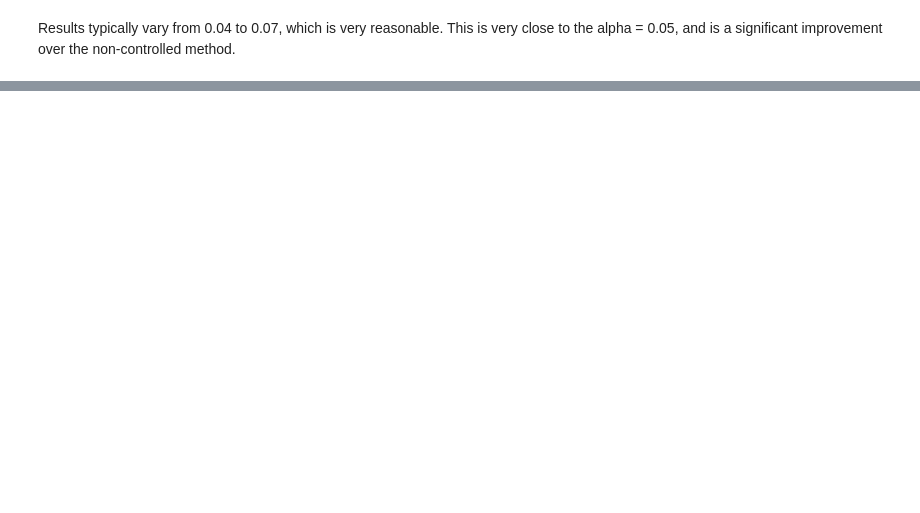
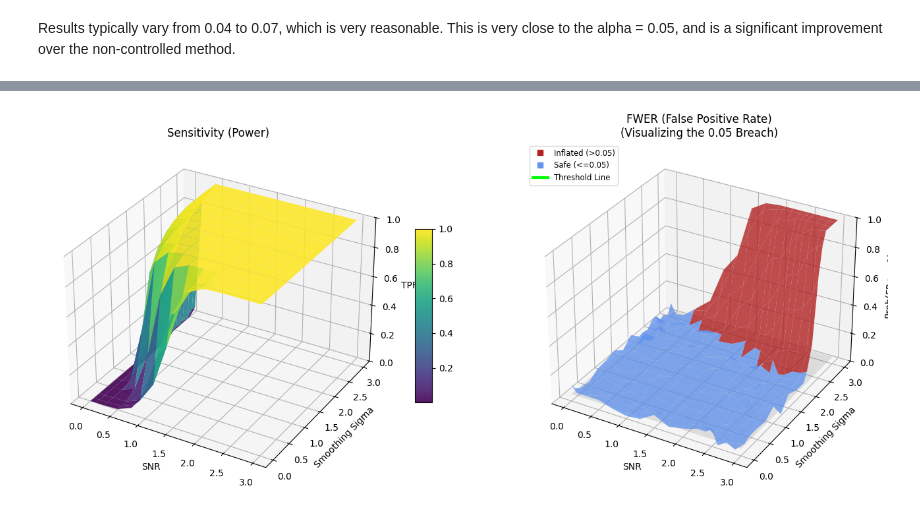
Before and after one commit to lt22412/group_project, a Jupyter notebook: voxel_wise_permutation/voxel_wise_permutation_test.ipynb, the cells around one changed output, grey strips where cells are left out. Drawn from its saved outputs; the diff is of its cells as text; code cells hidden in the pictures; blank space fills up the shorter version.

Commit message:
added fake signal and plotted fwer and sensitivity against smoothing sigma and signal strength

```diff
--- a/voxel_wise_permutation/voxel_wise_permutation_test.ipynb
+++ b/voxel_wise_permutation/voxel_wise_permutation_test.ipynb
@@ -281,0 +333,18 @@ Results typically vary from 0.04 to 0.07, which is very reasonable. This is very
+# %%
+# 1. Define Ranges
+test_snrs = [0, 0.1, 0.25, 0.5, 0.75, 1.0, 1.25, 1.5, 1.75, 2.0, 2.1, 2.25, 2.4, 2.5, 2.6, 2.75, 2.9, 3.0]
+test_sigmas = [0, 0.1, 0.25, 0.5, 0.75, 1.0, 1.25, 1.5, 1.75, 2.0, 2.1, 2.25, 2.4, 2.5, 2.6, 2.75, 2.9, 3.0] # Low smooth -> High smooth
+
+# 2. Run Sweep
+# NOTE: n_runs=20 and n_perm=50 is LOW quality but fast (for testing).
+# For the final report, try n_runs=50, n_perm=100 (Run this overnight).
+sens_mat, fwer_mat = hf.run_2d_sweep(
+    n_runs=100,
+    n_subj=n_subj,
+    img_side=img_side_length,
+    snr_levels=test_snrs,
+    sigma_levels=test_sigmas,
+    alpha=0.05,
+    signal_radius=6,
+    n_perm=500
+)
@@ -281,0 +372,8 @@ Results typically vary from 0.04 to 0.07, which is very reasonable. This is very
+# %%
+# 3. Plot
+import importlib
+import plotters as pl
+importlib.reload(pl)
+pl.plot_3d_surfaces(test_snrs, test_sigmas, sens_mat, fwer_mat)
+# %% [output]
+[figure, added]
```
Also changed, not shown: parts of 12 cells of this notebook, 2 other files.
